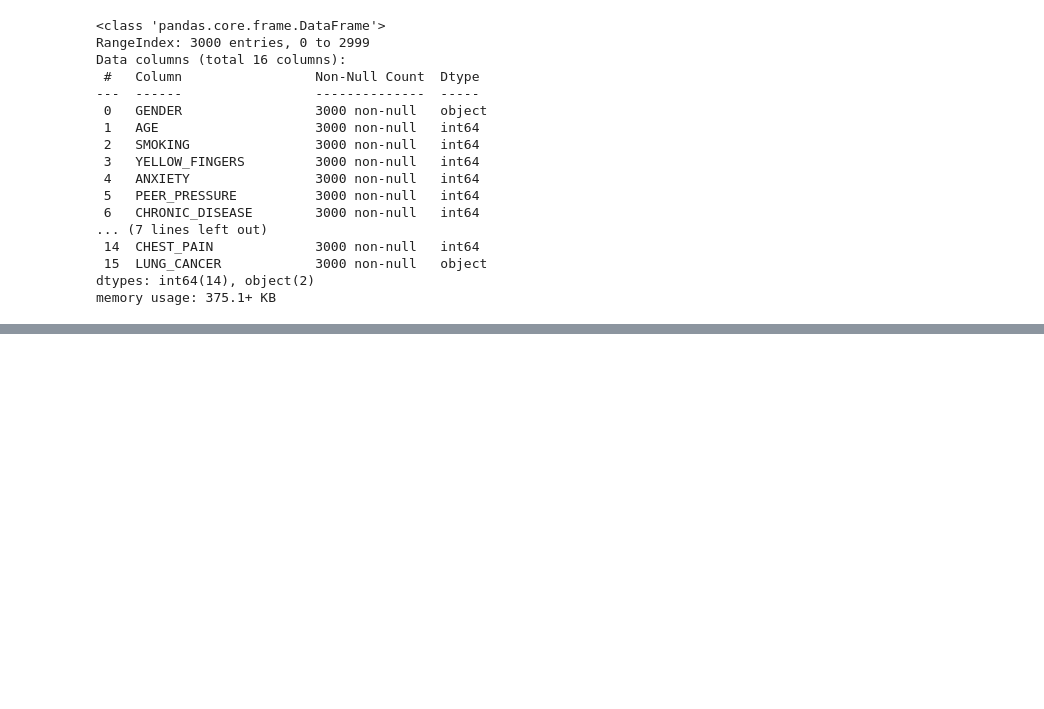
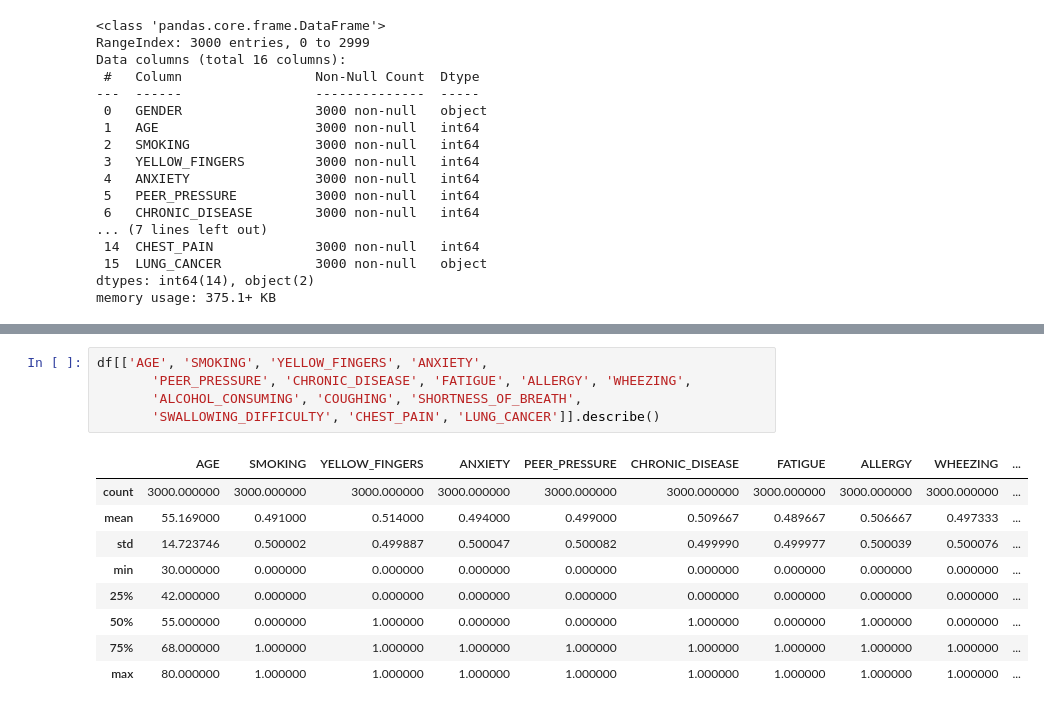
Before and after one commit to TasnimulIntazamAsif/Lung_Cancer_Identification, a Jupyter notebook: Lung_ident.ipynb, the cells around one changed output, grey strips where cells are left out. Cells and saved outputs as stored; diff of their text form; blank space fills up the shorter version.

```diff
--- a/Lung_ident.ipynb
+++ b/Lung_ident.ipynb
@@ -121,0 +233,15 @@ Encoded dataframe shape: (3000, 18)
+# %%
+df[['AGE', 'SMOKING', 'YELLOW_FINGERS', 'ANXIETY',
+       'PEER_PRESSURE', 'CHRONIC_DISEASE', 'FATIGUE', 'ALLERGY', 'WHEEZING',
+       'ALCOHOL_CONSUMING', 'COUGHING', 'SHORTNESS_OF_BREATH',
+       'SWALLOWING_DIFFICULTY', 'CHEST_PAIN', 'LUNG_CANCER']].describe()
+# %% [output]
+|  | AGE | SMOKING | YELLOW_FINGERS | ANXIETY | PEER_PRESSURE | CHRONIC_DISEASE | FATIGUE | ALLERGY | WHEEZING | ... |
+| count | 3000.000000 | 3000.000000 | 3000.000000 | 3000.000000 | 3000.000000 | 3000.000000 | 3000.000000 | 3000.000000 | 3000.000000 | ... |
+| mean | 55.169000 | 0.491000 | 0.514000 | 0.494000 | 0.499000 | 0.509667 | 0.489667 | 0.506667 | 0.497333 | ... |
+| std | 14.723746 | 0.500002 | 0.499887 | 0.500047 | 0.500082 | 0.499990 | 0.499977 | 0.500039 | 0.500076 | ... |
+| min | 30.000000 | 0.000000 | 0.000000 | 0.000000 | 0.000000 | 0.000000 | 0.000000 | 0.000000 | 0.000000 | ... |
+| 25% | 42.000000 | 0.000000 | 0.000000 | 0.000000 | 0.000000 | 0.000000 | 0.000000 | 0.000000 | 0.000000 | ... |
+| 50% | 55.000000 | 0.000000 | 1.000000 | 0.000000 | 0.000000 | 1.000000 | 0.000000 | 1.000000 | 0.000000 | ... |
+| 75% | 68.000000 | 1.000000 | 1.000000 | 1.000000 | 1.000000 | 1.000000 | 1.000000 | 1.000000 | 1.000000 | ... |
+| max | 80.000000 | 1.000000 | 1.000000 | 1.000000 | 1.000000 | 1.000000 | 1.000000 | 1.000000 | 1.000000 | ... |
```
Also changed, not shown: parts of 9 cells of this notebook.
